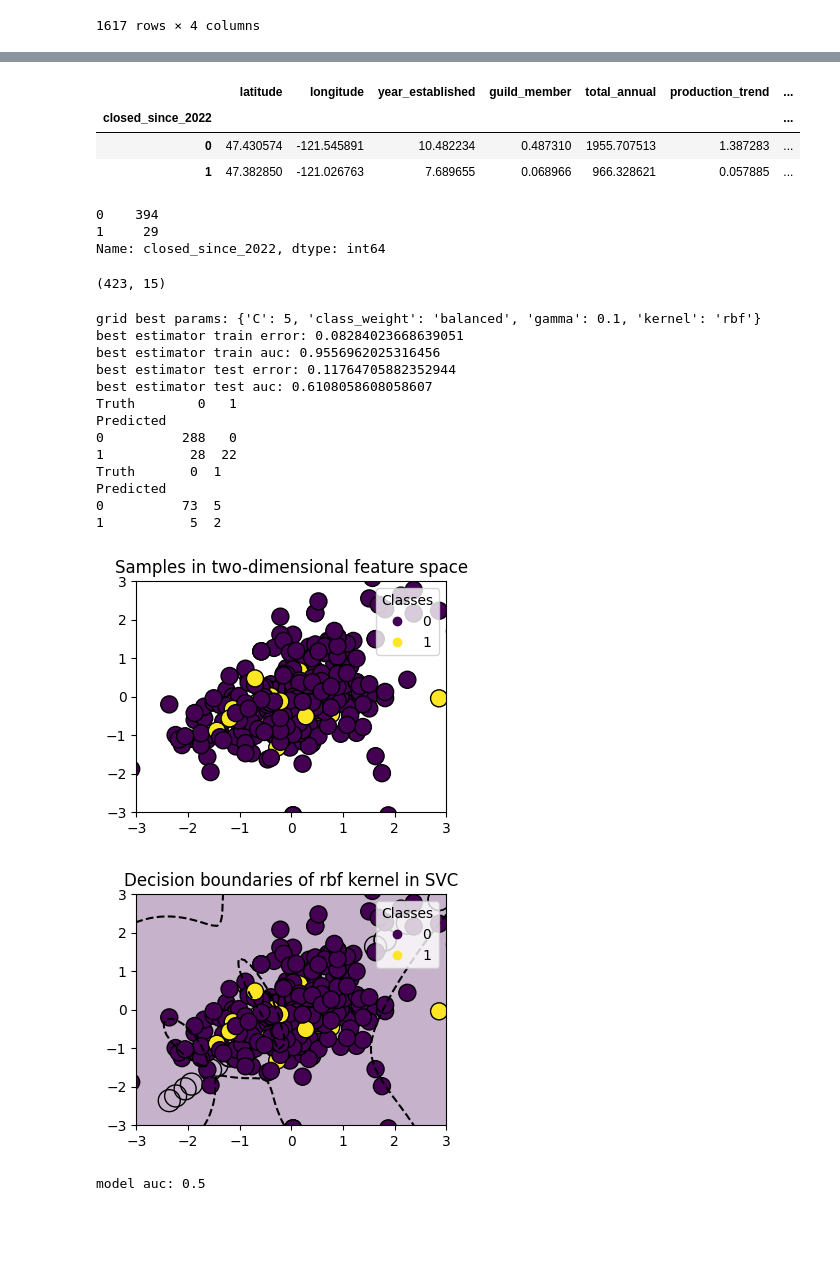
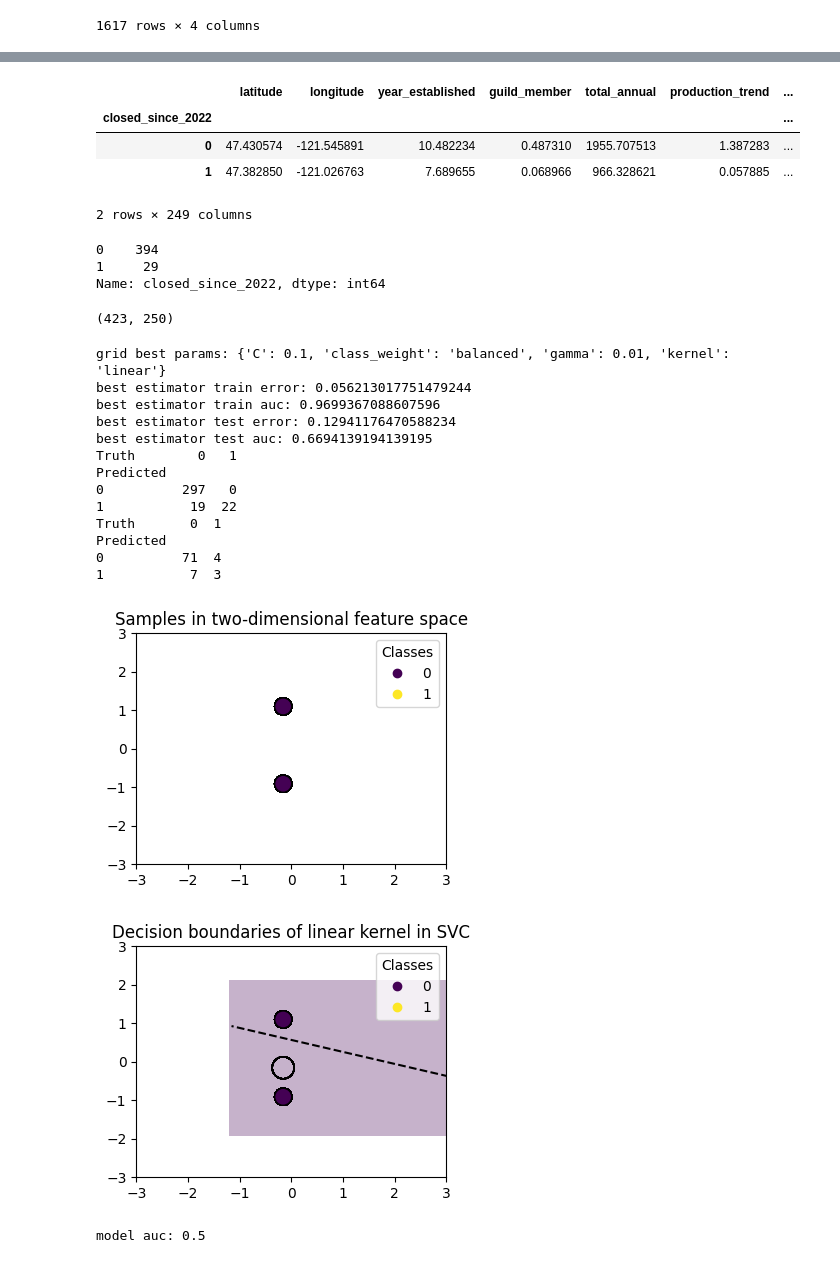
Before and after one commit to mckenzie-maidl/wa-brewers-guild, a Jupyter notebook: model_brewery_closed.ipynb, the cells around one changed output, grey strips where cells are left out. Drawn from its saved outputs; the diff is of its cells as text; code cells hidden in the pictures; blank space fills up the shorter version.

Commit message:
updated model_brewery_closed with leg_district data

```diff
--- a/model_brewery_closed.ipynb
+++ b/model_brewery_closed.ipynb
@@ -5,7 +5,7 @@ import numpy as np
 brewery_2022_interpolated = pd.read_csv("Data/brewery_production_2022_interpolated.csv")
 brewery_2017_2019 = pd.read_csv("Data/brewery_production_2017_2019.csv")
 wa_breweries_with_ratings = pd.read_csv("Data/wa_breweries_with_ratings.csv")
-wa_breweries_with_ratings = wa_breweries_with_ratings[["brewery", "rating", "total_visits", "unique_visits"]]
+wa_breweries_with_ratings = wa_breweries_with_ratings[["brewery", "rating", "total_visits", "unique_visits", "leg_district"]]
 wa_breweries_with_ratings['customer_loyalty'] = wa_breweries_with_ratings['total_visits'] / wa_breweries_with_ratings['unique_visits']
 # %%
 brewery_2022_interpolated.columns
@@ -91,10 +91,11 @@ rawDF[rawDF['closed_since_2022'] == 1]
 # %%
-dataDF = rawDF[["brewery", 'brewery_type', 'city', 'county', 'latitude', 'longitude',
+dataDF = rawDF[["brewery", 'brewery_type', 'city', 'county', 'latitude', 'longitude', 'leg_district',
        'year_established', 'guild_member',
        'closed_since_2022', "total_annual", "production_trend", "production_size", "rating", "customer_loyalty", "total_visits"]]
 dataDF['total_annual'] = dataDF['total_annual'].fillna(0)
 dataDF['year_established'] = dataDF['year_established'].apply(lambda x: 2022 - x + 1)
 dataDF['average_visits'] = dataDF['total_visits'] / dataDF['year_established']
+dataDF['leg_district'] = dataDF["leg_district"].astype("category")
 # %% [output]
 A value is trying to be set on a copy of a slice from a DataFrame.
 Try using .loc[row_indexer,col_indexer] = value instead
@@ -114,9 +120,7 @@ See the caveats in the documentation: https://pandas.pydata.org/pandas-docs/stab
 # %%
-dataDF = pd.get_dummies(dataDF[['latitude', 'longitude',
+dataDF = pd.get_dummies(dataDF[['latitude', 'longitude', 'brewery_type', 'city', 'county', 'leg_district',
        'year_established', 'guild_member',
        'closed_since_2022', "total_annual", "production_trend", "production_size", "rating", "customer_loyalty", "average_visits"]])
-# dataDF["total_annual"] = pd.qcut(dataDF["total_annual"], 10, labels=False)
-# dataDF.rename(columns={"total_annual": "production_size"}, inplace=True)
 dataDF.dropna(inplace=True)
 # %%
 dataDF.shape
@@ -152,6 +156,7 @@ dataDF.groupby("closed_since_2022").mean()
 | closed_since_2022 |  |  |  |  |  |  | ... |
 | 0 | 47.430574 | -121.545891 | 10.482234 | 0.487310 | 1955.707513 | 1.387283 | ... |
 | 1 | 47.382850 | -121.026763 | 7.689655 | 0.068966 | 966.328621 | 0.057885 | ... |
+2 rows × 249 columns
 # %%
 dataDF["closed_since_2022"].value_counts()
 # %% [output]
@@ -161,7 +166,7 @@ Name: closed_since_2022, dtype: int64
 # %%
 dataDF.shape
 # %% [output]
-(423, 15)
+(423, 250)
 # %%
 X = pd.get_dummies(dataDF.drop(columns=["closed_since_2022"])).values
 y = dataDF["closed_since_2022"].values
@@ -193,7 +198,7 @@ from ISLP import confusion_table
 # fit a support vector classifier on the training set
 svm = SVC()
 
-kfold = skm.KFold(5,
+kfold = skm.KFold(3,
                   random_state=seed,
                   shuffle=True)
 grid = skm.GridSearchCV(svm,
@@ -219,19 +224,19 @@ print("best estimator test auc:", roc_auc_score(y_test, y_test_hat))
 print(confusion_table(y_train_hat, y_train))
 print(confusion_table(y_test_hat, y_test))
 # %% [output]
-grid best params: {'C': 5, 'class_weight': 'balanced', 'gamma': 0.1, 'kernel': 'rbf'}
-best estimator train error: 0.08284023668639051
-best estimator train auc: 0.9556962025316456
-best estimator test error: 0.11764705882352944
-best estimator test auc: 0.6108058608058607
+grid best params: {'C': 0.1, 'class_weight': 'balanced', 'gamma': 0.01, 'kernel': 'linear'}
+best estimator train error: 0.056213017751479244
+best estimator train auc: 0.9699367088607596
+best estimator test error: 0.12941176470588234
+best estimator test auc: 0.6694139194139195
 Truth        0   1
 Predicted
-0          288   0
-1           28  22
+0          297   0
+1           19  22
 Truth       0  1
 Predicted
-0          73  5
-1           5  2
+0          71  4
+1           7  3
 # %%
 # function to fit a svm with data with 2 features and plot out the decision boundary
 import matplotlib.pyplot as plt
@@ -274,37 +279,37 @@ def plot_training_data_with_decision_bounary(kernel, X, y, params):
     )
     DecisionBoundaryDisplay.from_estimator(
         **common_params,
         response_method="decision_function",
         plot_method="contour",
         levels = [-1, 0, 1],
         colors=["k","k","k"],
         linestyles=["--", "-", "--"],
     )
 
     # plot bigger circles around samples that serve as support vectors
     ax.scatter(
         clf.support_vectors_[:,0],
         clf.support_vectors_[:,0],
         s=250,
         facecolors="none",
         edgecolors="k",
     )
 
     #plot samples by color and add legend
     ax.scatter(X[:,0], X[:,1], c=y, s=150, edgecolors="k")
     ax.legend(*scatter.legend_elements(), loc="upper right", title="Classes")
     ax.set_title(f"Decision boundaries of {kernel} kernel in SVC")
     _ = plt.show()
 
     print("model auc:", roc_auc_score(y, clf.predict(X)))
 
 from sklearn.inspection import permutation_importance
-perm_importance = permutation_importance(best_, X_train[:1000], y_train[:1000])
+perm_importance = permutation_importance(best_, X_train, y_train)
 best_features_idx = np.arange(X.shape[1])[perm_importance.importances_mean.argsort()][-2:]
-plot_training_data_with_decision_bounary("rbf", X_train[:,best_features_idx], y_train, grid.best_params_)
+plot_training_data_with_decision_bounary(grid.best_params_["kernel"], X_train[:,best_features_idx], y_train, grid.best_params_)
 # %% [output]
-[figure, old version]
+[figure, new version]
-[figure, old version]
+[figure, new version]
 model auc: 0.5
 # %%
 feature_names = dataDF.drop(columns=["closed_since_2022"]).columns
```
Also changed, not shown: parts of 4 cells of this notebook, 1 other file.
